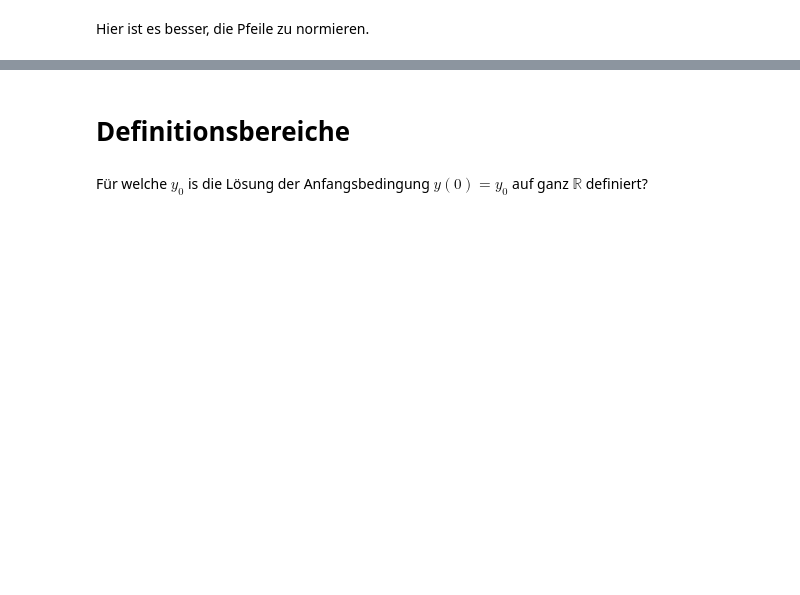
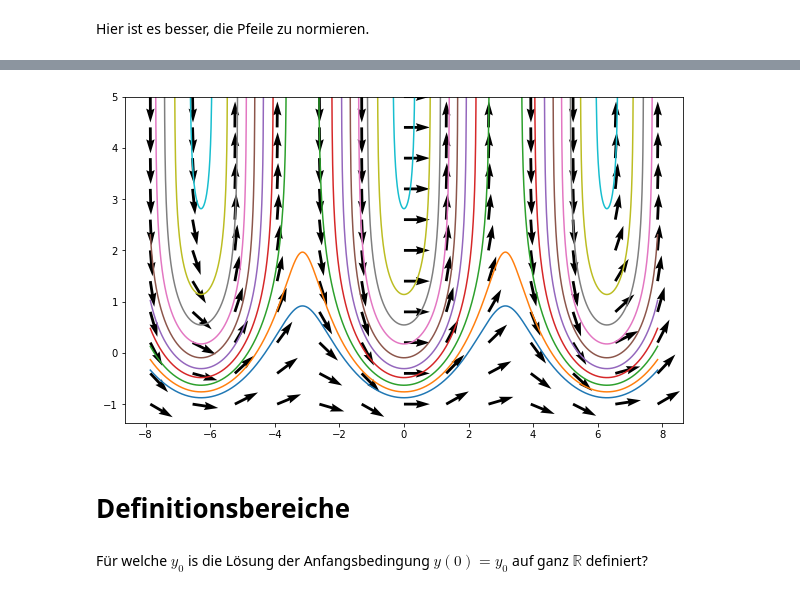
Before and after one commit to Ruediger-Braun/compana22, a Jupyter notebook: Lektion12.ipynb, the cells around one changed output, grey strips where cells are left out. Drawn from its saved outputs; the diff is of its cells as text; code cells hidden in the pictures; blank space fills up the shorter version.

```diff
--- a/Lektion12.ipynb
+++ b/Lektion12.ipynb
@@ -214,3 +292,7 @@ ax.quiver(X, Y, U, V, angles='xy');
+# %%
+fig
+# %% [output]
+[figure, added]
 # %% [markdown]
 # Definitionsbereiche
 # %% [markdown]
```
Also changed, not shown: parts of 42 cells of this notebook.
